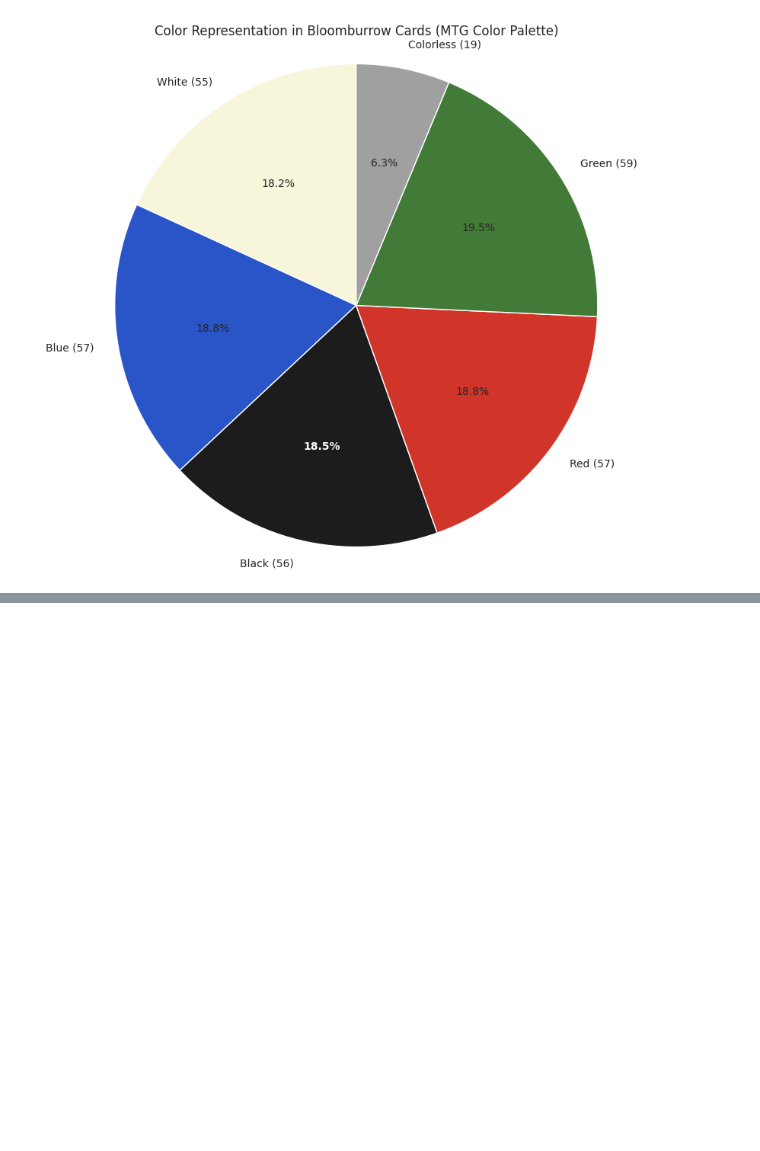
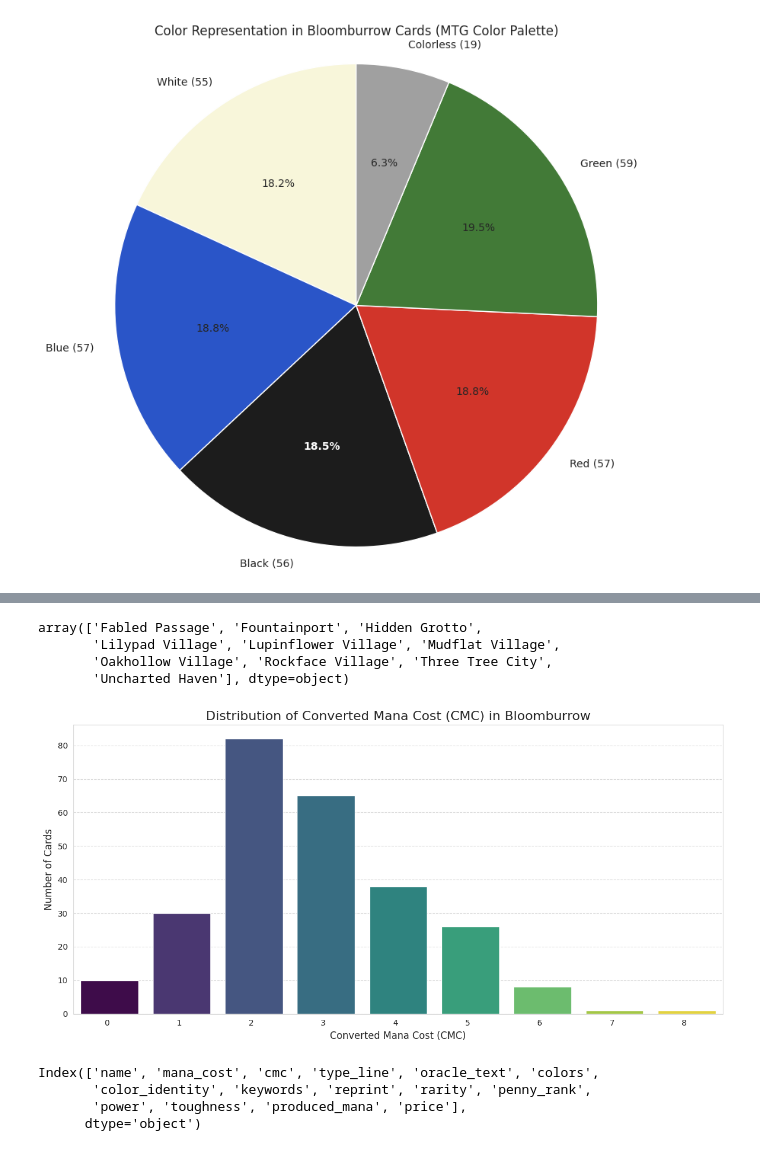
Before and after one commit to pauldennis2/manafest-destiny, a Jupyter notebook: blb_eda.ipynb, the cells around one changed output, grey strips where cells are left out. Cells and saved outputs as stored; diff of their text form; code cells hidden in the pictures; blank space fills up the shorter version.

```diff
--- a/blb_eda.ipynb
+++ b/blb_eda.ipynb
@@ -406,0 +443,41 @@ plt.show()
+# %%
+blb_df['name'][blb_df['cmc'] == 0.0].values
+# %% [output]
+array(['Fabled Passage', 'Fountainport', 'Hidden Grotto',
+       'Lilypad Village', 'Lupinflower Village', 'Mudflat Village',
+       'Oakhollow Village', 'Rockface Village', 'Three Tree City',
+       'Uncharted Haven'], dtype=object)
+# %%
+# CMC Distribution
+cmc_counts = blb_df['cmc'].dropna().value_counts().sort_index()
+
+plt.figure(figsize=(12, 6))
+sns.barplot(x=cmc_counts.index, y=cmc_counts.values, hue=cmc_counts.index, palette='viridis', legend=False)
+
+plt.title('Distribution of Converted Mana Cost (CMC) in Bloomburrow', fontsize=16)
+plt.xlabel('Converted Mana Cost (CMC)', fontsize=12)
+plt.ylabel('Number of Cards', fontsize=12)
+
+plt.xticks(ha='right', fontsize=10) # Keep rotation and font size
+
+# --- FIX: Use a locator for integer positions and a formatter for integer display ---
+# This ensures Matplotlib picks integer tick locations AND formats them correctly,
+# resolving the UserWarning and being more robust.
+plt.gca().xaxis.set_major_locator(mticker.MaxNLocator(integer=True))
+plt.gca().xaxis.set_major_formatter(FormatStrFormatter('%d')) # Format as integer (e.g., 0 instead of 0.0)
+
+plt.yticks(fontsize=10)
+
+plt.grid(axis='y', linestyle='--', alpha=0.7)
+
+plt.tight_layout()
+plt.show()
+# %% [output]
+[figure, added]
+# %%
+blb_df.columns
+# %% [output]
+Index(['name', 'mana_cost', 'cmc', 'type_line', 'oracle_text', 'colors',
+       'color_identity', 'keywords', 'reprint', 'rarity', 'penny_rank',
+       'power', 'toughness', 'produced_mana', 'price'],
+      dtype='object')
```
Also changed, not shown: parts of 14 cells of this notebook, 2 other files.
